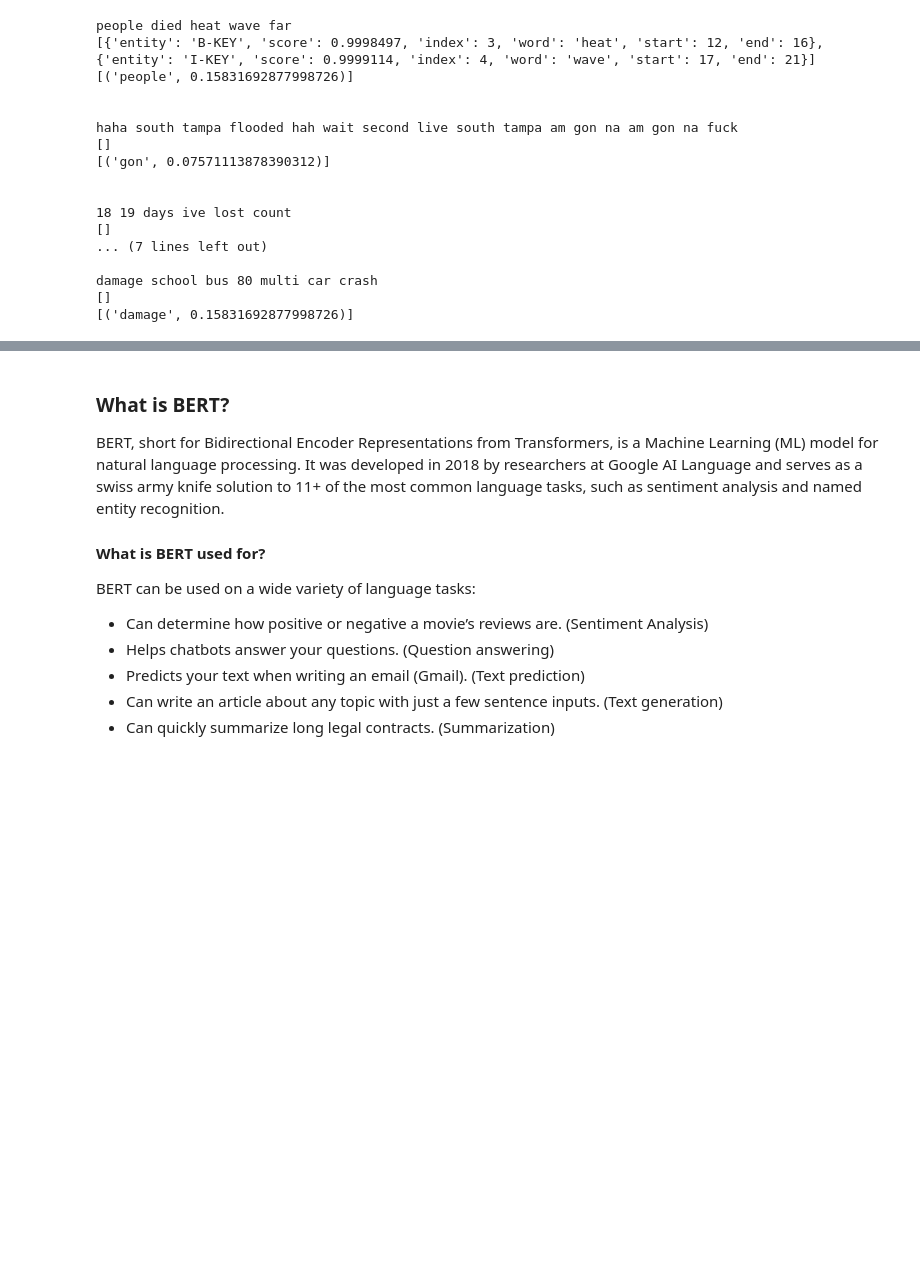
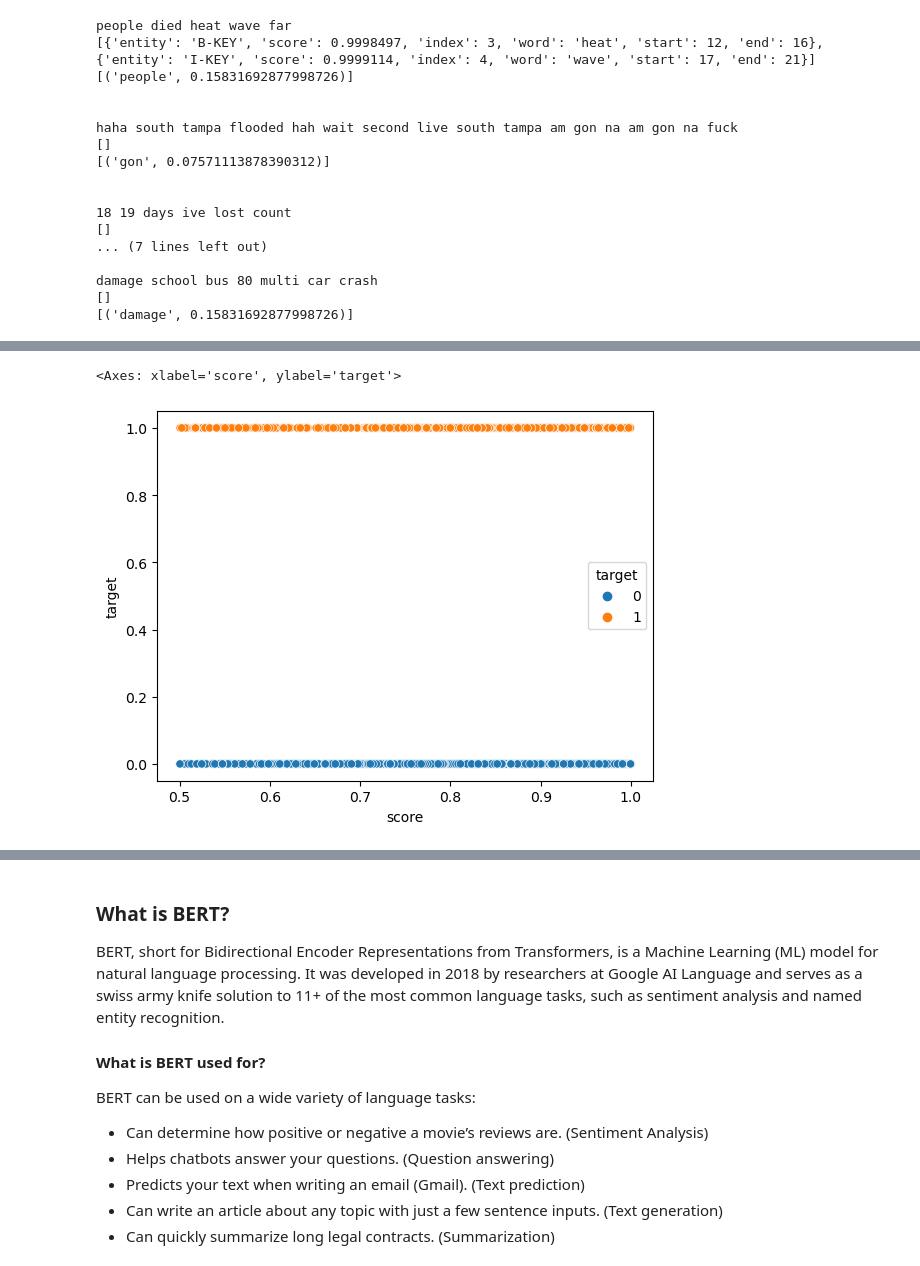
Before and after one commit to srideviaishwariya/rainier, a Jupyter notebook: capstone/vector_search_for_disaster_tweets.ipynb, the cells around one changed output, grey strips where cells are left out. Cells and saved outputs as stored; diff of their text form; code cells hidden in the pictures; blank space fills up the shorter version.

```diff
--- a/capstone/vector_search_for_disaster_tweets.ipynb
+++ b/capstone/vector_search_for_disaster_tweets.ipynb
@@ -590,0 +591,6 @@ sns.scatterplot(data=df, x="sentiment", y="score")
+# %%
+df_positive = df[df["sentiment"] == "NEGATIVE"]
+sns.scatterplot(data=df, x="score", y="target", hue="target")
+# %% [output]
+<Axes: xlabel='score', ylabel='target'>
+[figure, added]
```
Also changed, not shown: parts of 45 cells of this notebook, 2 other files.
